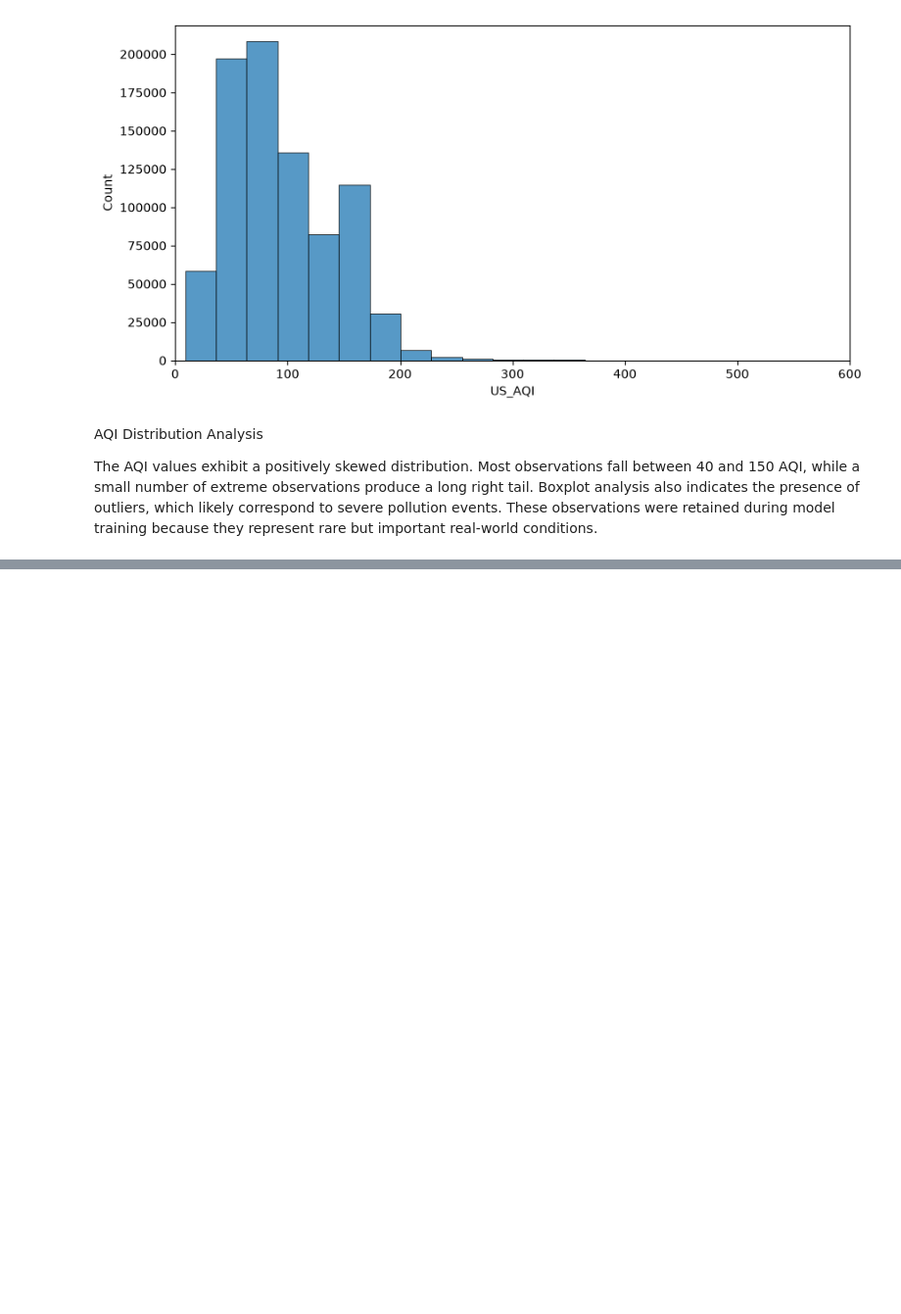
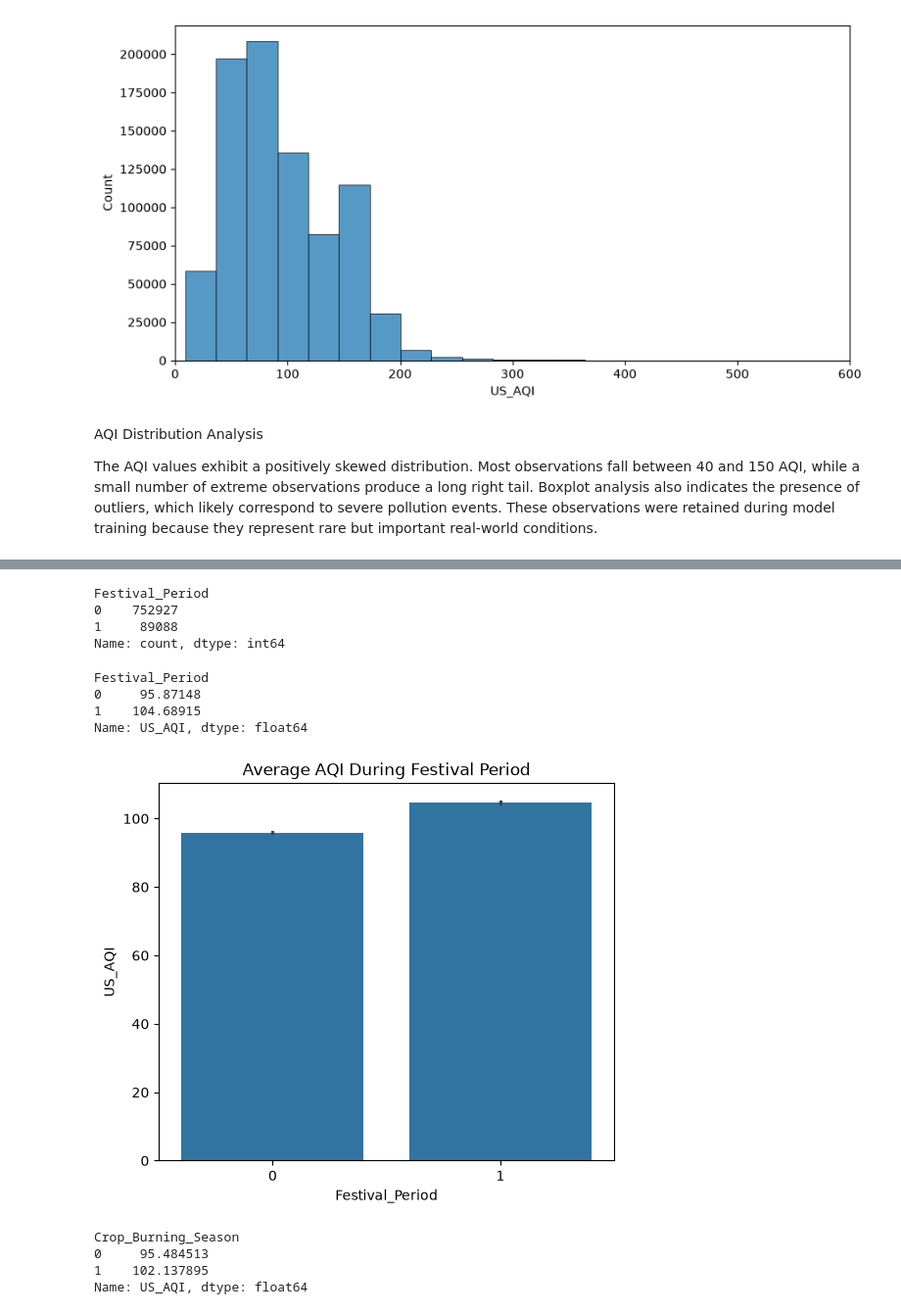
Before and after one commit to shahidk07/AirQualityPredictionSystem, a Jupyter notebook: NOTEBOOKS/EDA.ipynb, the cells around one changed output, grey strips where cells are left out. Shown at 98% size. Saved outputs shown, nothing was run; the diff lists cells and outputs as text; code cells hidden in the pictures; blank space fills up the shorter version.

```diff
--- a/NOTEBOOKS/EDA.ipynb
+++ b/NOTEBOOKS/EDA.ipynb
@@ -621,0 +718,48 @@ The AQI values exhibit a positively skewed distribution. Most observations fall
+# %%
+print(df["Festival_Period"].value_counts())
+# %% [output]
+Festival_Period
+0    752927
+1     89088
+Name: count, dtype: int64
+# %%
+festival_aqi = (
+    df.groupby("Festival_Period")["US_AQI"]
+      .mean()
+)
+
+print(festival_aqi)
+# %% [output]
+Festival_Period
+0     95.87148
+1    104.68915
+Name: US_AQI, dtype: float64
+# %%
+import seaborn as sns
+
+plt.figure(figsize=(6,5))
+
+sns.barplot(
+    x="Festival_Period",
+    y="US_AQI",
+    data=df,
+    estimator="mean"
+)
+
+plt.title("Average AQI During Festival Period")
+
+plt.show()
+# %% [output]
+[figure, added]
+# %%
+crop_aqi = (
+    df.groupby("Crop_Burning_Season")["US_AQI"]
+      .mean()
+)
+
+print(crop_aqi)
+# %% [output]
+Crop_Burning_Season
+0     95.484513
+1    102.137895
+Name: US_AQI, dtype: float64
```
Also changed, not shown: parts of 10 cells of this notebook, 15 other files.
